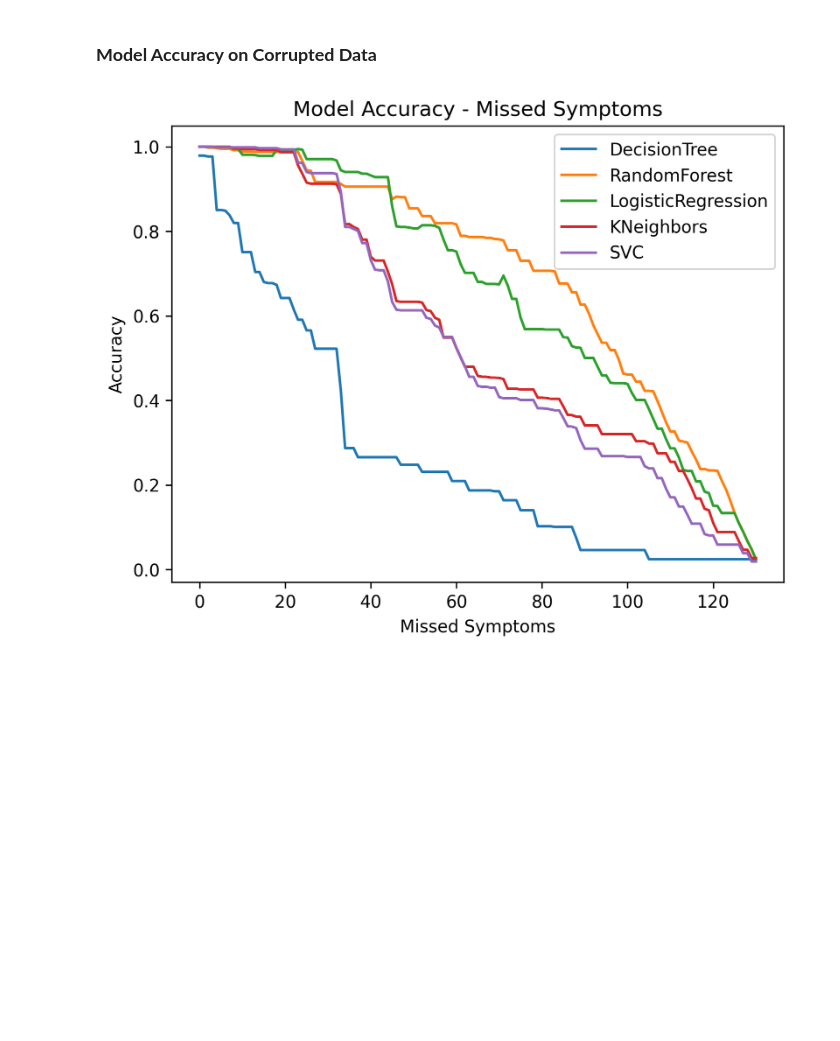
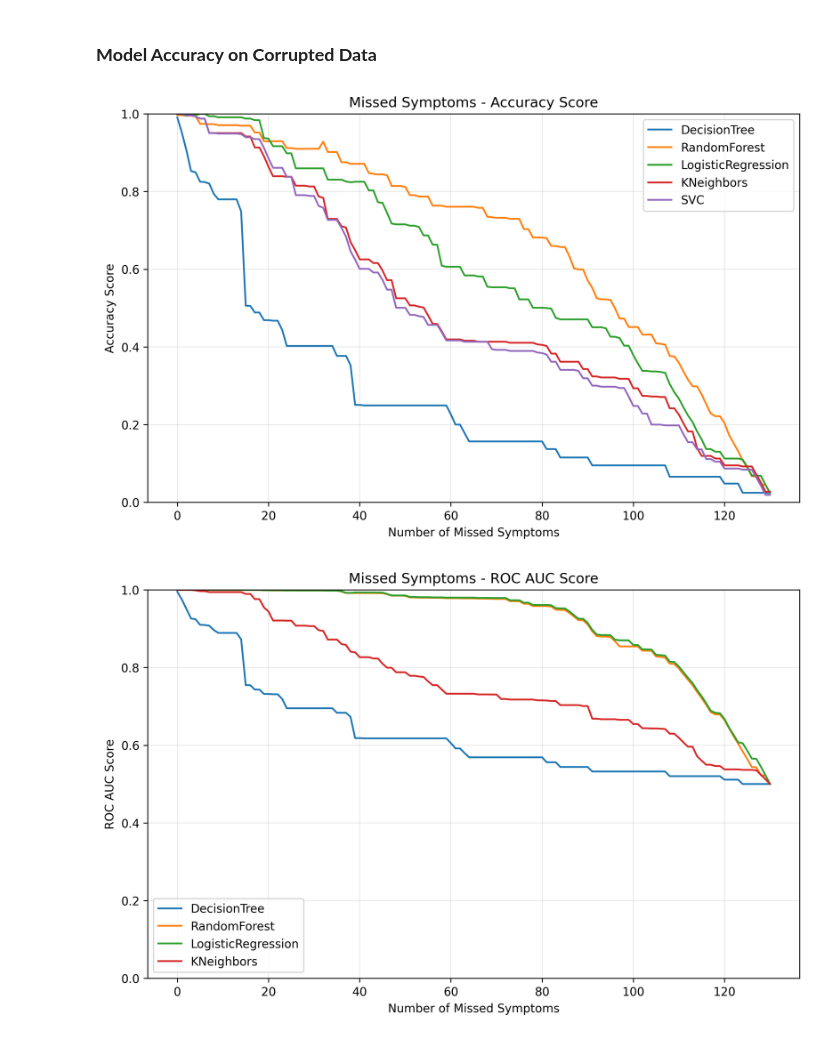
Before and after one commit to domipm/AML-Disease-Symptom, a Jupyter notebook: Classifier_Fulldata.ipynb, the cells around one changed output. Drawn from its saved outputs; the diff is of its cells as text; code cells hidden in the pictures; blank space fills up the shorter version.

Commit message:
Included final results for knn, final plots

```diff
--- a/Classifier_Fulldata.ipynb
+++ b/Classifier_Fulldata.ipynb
@@ -382,43 +384,104 @@ X_sub = binary.drop(columns=['Disease'])
 y_sub = binary['Disease']
 
 # Split the data into training and testing sets (70% train, 30% test)
-X_train_sub, X_test_sub, y_train_sub, y_test_sub = train_test_split(X_sub, y_sub, test_size = 0.3, random_state = 42)
+X_train_sub, X_test_sub, y_train_sub, y_test_sub = train_test_split(X_sub, y_sub, test_size = 0.3, train_size = 0.7, random_state = 42)
 
 # Define array for accuracies
 accs = np.empty((len(models), len(unique_symptoms)))
+rocs = np.empty((len(models), len(unique_symptoms)))
+topk = np.empty((len(models), len(unique_symptoms)))
 
 # Iterate over each unique symptom
 for i in range(len(unique_symptoms)):
 
     # Get indices where the symptom is present
     index, columns = np.where(X_test_sub == 1)
     # Choose a random symptom index from the columns where the value is 1
     random_symptom_index = np.random.choice(columns)
     # Set the random symptom to 0 (not present)
     X_test_sub.iloc[:, random_symptom_index] = 0
 
+    # Compute accuracies
     for j in range(len(models)):
 
         # Predict using the model
         predictions = models[j].predict(X_test_sub)
         # Evaluate the model
         accuracy = accuracy_score(y_test_sub, predictions)
         # Save the accuracy in the array
         accs[j, i] = accuracy
 
+    # Compute ROC AUC and Top-K accuracy for each model (except SVC)
+    for j, model in enumerate(models):
+        if model.__class__.__name__ != 'SVC':
+            y_scores = models[j].predict_proba(X_test_sub)
+            roc_auc = roc_auc_score(y_test_sub, y_scores, multi_class='ovr', average='macro')
+            rocs[j, i] = roc_auc
+
+            topk_accuracy = top_k_accuracy_score(y_test_sub, y_scores, k=5)
+            topk[j, i] = topk_accuracy
+
+# Setup figure size
+plt.figure(figsize=(10, 6))
+
 # Plot the accuracies
 for k, model in enumerate(models):
     # Plot the accuracies for each model
     plt.plot(accs[k, :], label=model.__class__.__name__.split('Classifier')[0])
 
-# Setup plots
-plt.title('Model Accuracy - Missed Symptoms')
-plt.xlabel('Missed Symptoms')
-plt.ylabel('Accuracy')
+# Accuracy plot
+plt.title('Missed Symptoms - Accuracy Score')
+plt.xlabel('Number of Missed Symptoms')
+plt.ylabel('Accuracy Score')
+plt.ylim(0, 1)
+plt.grid(visible = True, color = 'grey', alpha = 0.25, linewidth = 0.5)
 plt.legend()
 # Save figure
-plt.savefig('./Plots/Classifier_Fulldata/accuracy_missed.pdf')
+plt.savefig('./Plots/Classifier_Fulldata/missed_accuracy.pdf')
 # Show plot
 plt.show()
+
+# Setup figure size
+plt.figure(figsize=(10, 6))
+
+# Plot the ROC AUC scores
+for k, model in enumerate(models):
+    # Plot the accuracies for each model (ignore SVC)
+    if model.__class__.__name__ != 'SVC':
+        plt.plot(rocs[k, :], label=model.__class__.__name__.split('Classifier')[0])
+
+# ROC plot
+plt.title('Missed Symptoms - ROC AUC Score')
+plt.xlabel('Number of Missed Symptoms')
+plt.ylabel('ROC AUC Score')
+plt.ylim(0, 1)
+plt.grid(visible = True, color = 'grey', alpha = 0.25, linewidth = 0.5)
+plt.legend()
+# Save figure
+plt.savefig('./Plots/Classifier_Fulldata/missed_roc.pdf')
+# Show plot
+plt.show()
+
+# Setup figure size
+plt.figure(figsize=(10, 6))
+
+# Plot the Top-K scores
+for k, model in enumerate(models):
+    # Plot the accuracies for each model (ignore SVC)
+    if model.__class__.__name__ != 'SVC':
+        plt.plot(topk[k, :], label=model.__class__.__name__.split('Classifier')[0])
+
+# Top-K plot
+plt.title('Missed Symptoms - Top-5 Accuracy Score')
+plt.xlabel('Number of Missed Symptoms')
+plt.ylabel('Top-5 Accuracy Score')
+plt.ylim(0, 1)
+plt.grid(visible = True, color = 'grey', alpha = 0.25, linewidth = 0.5)
+plt.legend()
+# Save figure
+plt.savefig('./Plots/Classifier_Fulldata/missed_topk.pdf')
+# Show plot
+plt.show()
 # %% [output]
-[figure, old version]
+[figure, new version]
+[figure, added]
```
Also changed, not shown: parts of 4 cells of this notebook.
